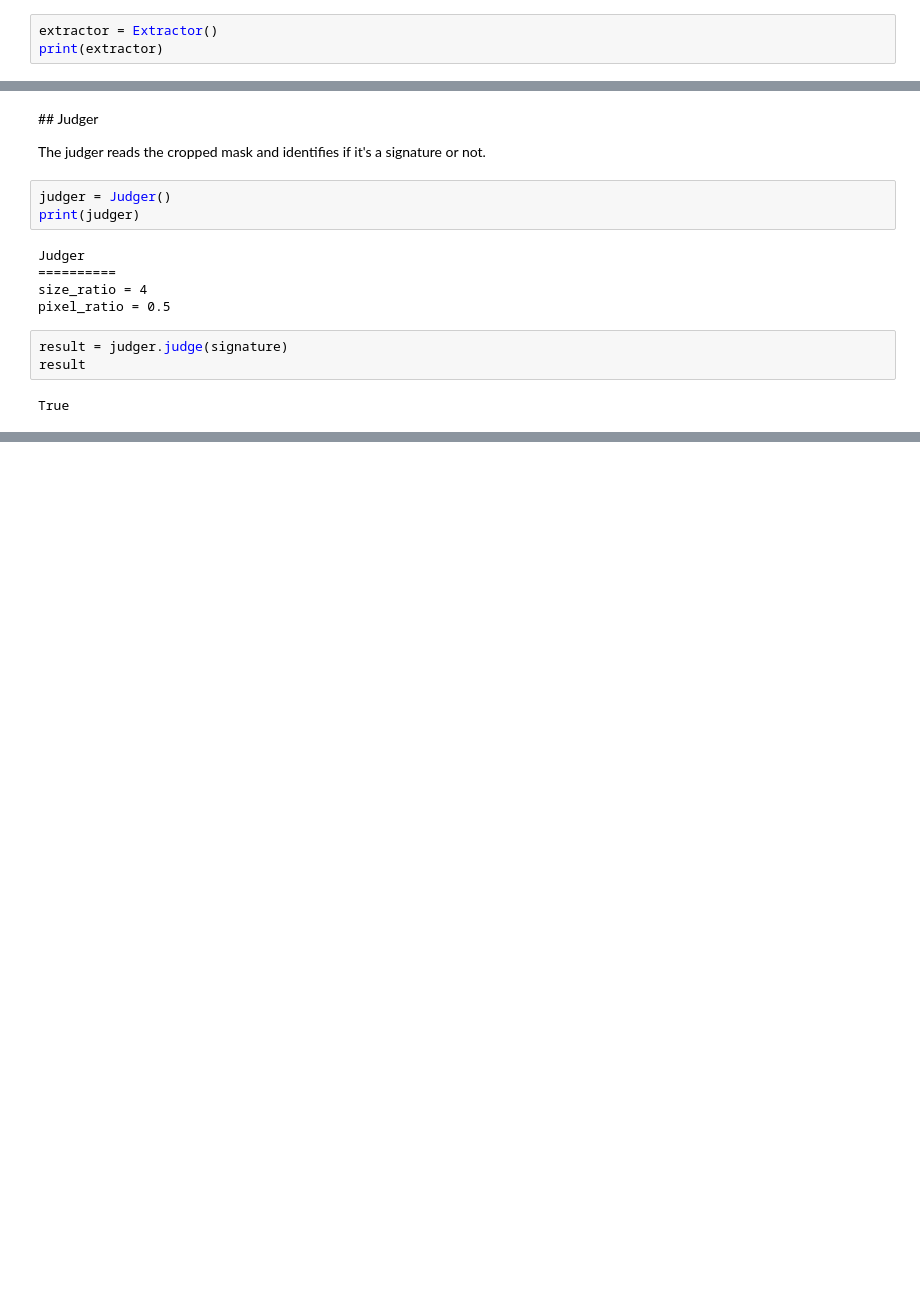
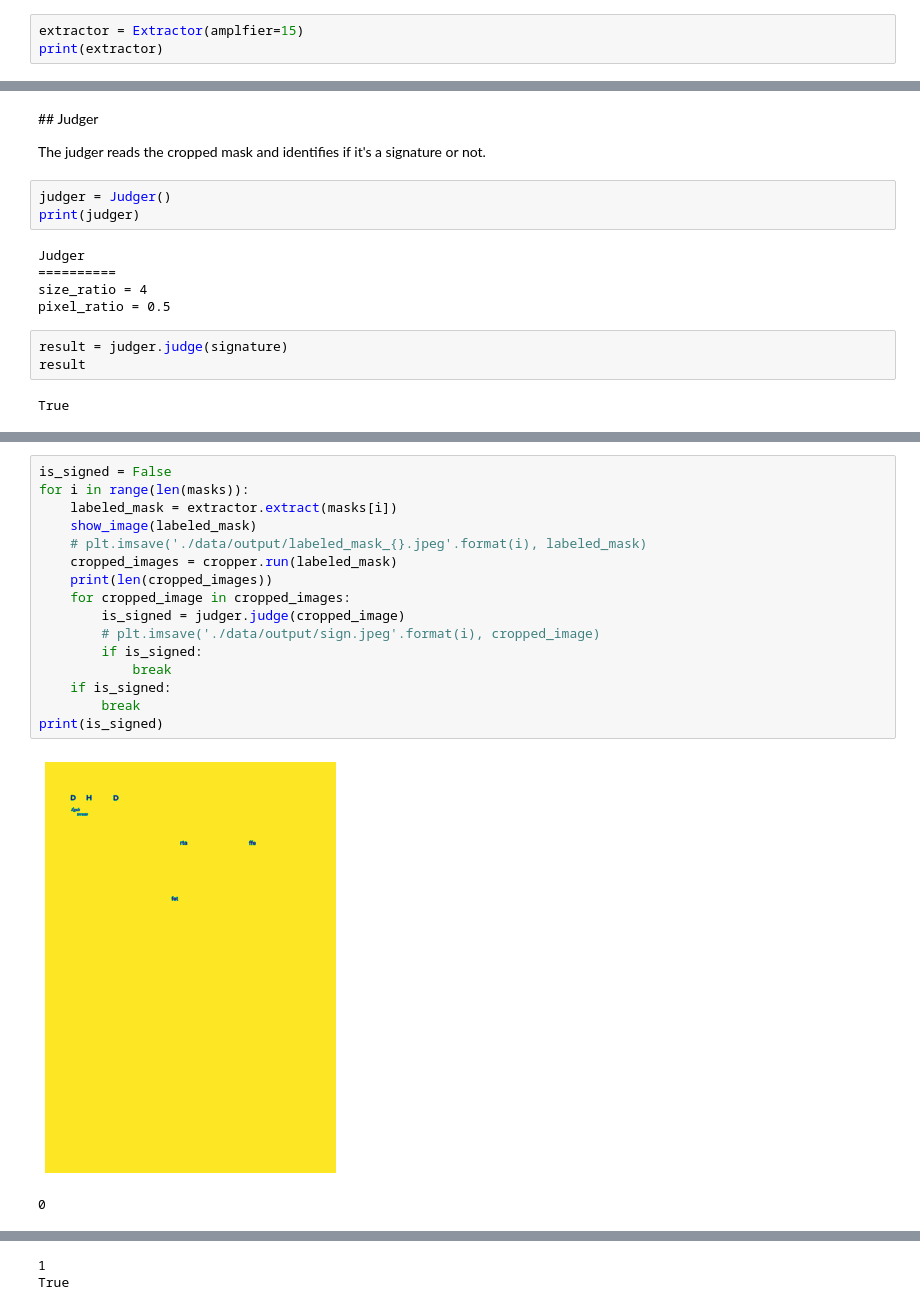
Before and after one commit to EnzoSeason/signature_detection, a Jupyter notebook: demo.ipynb, the cells around one changed output, grey strips where cells are left out. Saved outputs shown, nothing was run; the diff lists cells and outputs as text; blank space fills up the shorter version.

```diff
--- a/demo.ipynb
+++ b/demo.ipynb
@@ -59,7 +60,7 @@ The extractor
 1. generates the regions from the mask.
 2. removes the small and the big region because the signature is neither too big nor too small.
 # %%
-extractor = Extractor()
+extractor = Extractor(amplfier=15)
 print(extractor)
 # %% [output]
 Extractor
@@ -120,0 +140,19 @@ True
+# %%
+is_signed = False
+for i in range(len(masks)):
+    labeled_mask = extractor.extract(masks[i])
+    show_image(labeled_mask)
+    # plt.imsave('./data/output/labeled_mask_{}.jpeg'.format(i), labeled_mask)
+    cropped_images = cropper.run(labeled_mask)
+    print(len(cropped_images))
+    for cropped_image in cropped_images:
+        is_signed = judger.judge(cropped_image)
+        # plt.imsave('./data/output/sign.jpeg'.format(i), cropped_image)
+        if is_signed:
+            break
+    if is_signed:
+        break
+print(is_signed)
+# %% [output]
+[figure, added]
+0
@@ -120,0 +160,2 @@ True
+1
+True
```
Also changed, not shown: parts of 8 cells of this notebook, 16 other files.
